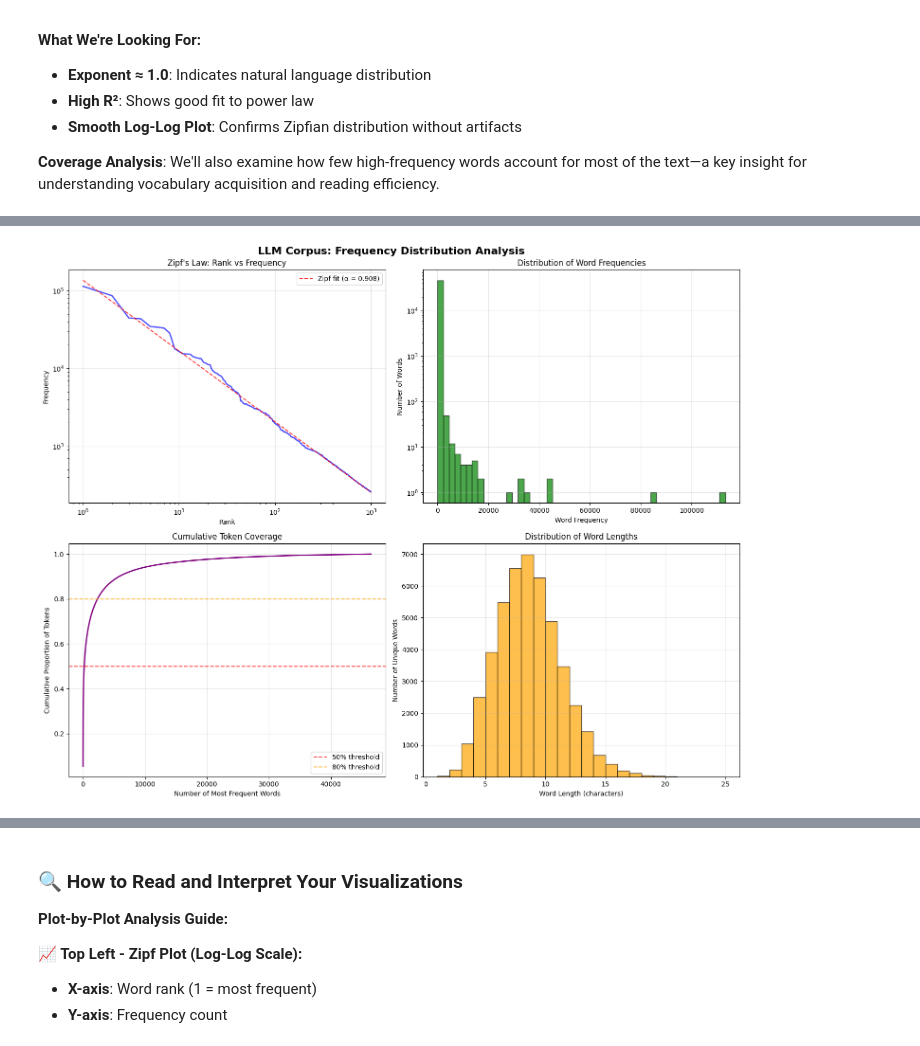
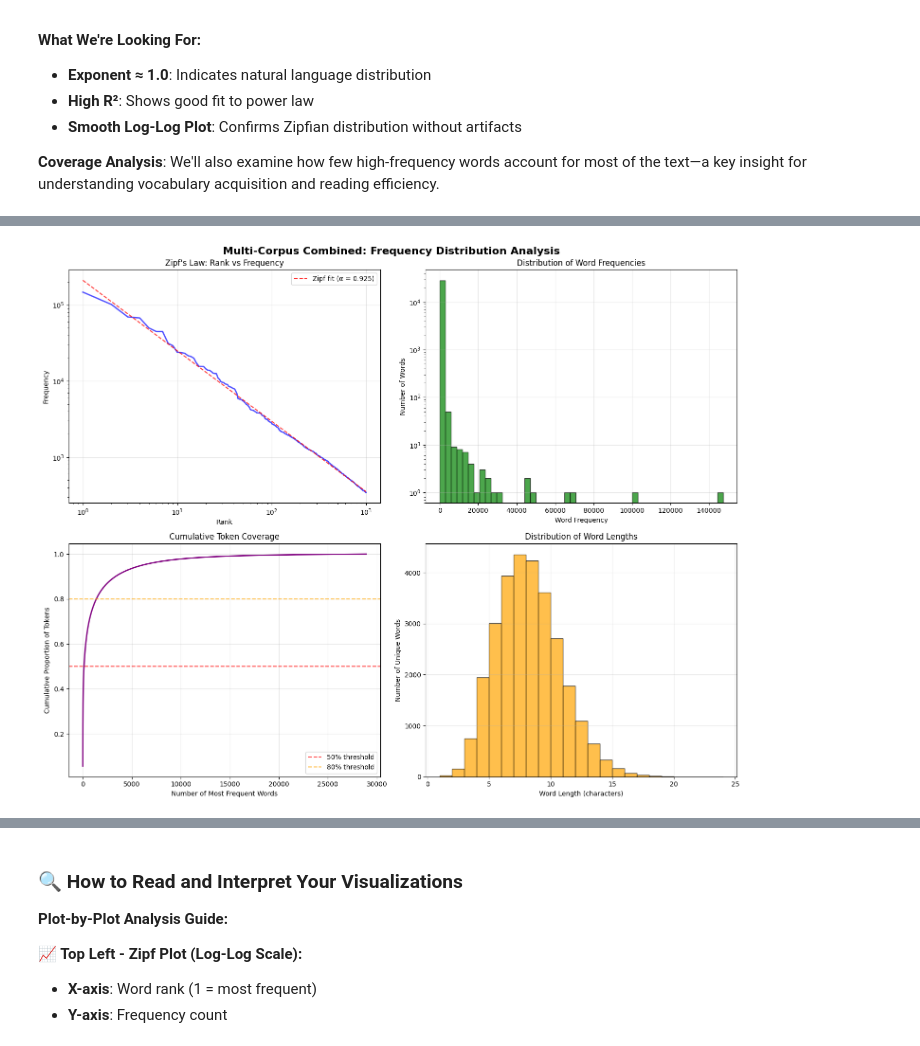
Before and after one commit to jobschepens/mlschool-text, a Jupyter notebook: notebooks/notebook1c_frequency_analysis.ipynb, the cells around one changed output, grey strips where cells are left out. Saved outputs shown, nothing was run; the diff lists cells and outputs as text; code cells hidden in the pictures.

```diff
--- a/notebooks/notebook1c_frequency_analysis.ipynb
+++ b/notebooks/notebook1c_frequency_analysis.ipynb
@@ -261,10 +449,9 @@ Where **α** (alpha) is the Zipf exponent, typically around 1.0 for natural lang
 print("\n📈 FREQUENCY DISTRIBUTION ANALYSIS")
 print("=" * 38)
 
-if not predictors_df.empty and corpus_text:
+# Check if we have word counts for analysis
+if word_counts and len(word_counts) > 10:
 
-    # Create frequency distribution from raw corpus
-    word_counts = Counter(words)
     frequencies = list(word_counts.values())
 
     # Sort frequencies (highest first) and create corresponding ranks
@@ -272,10 +459,20 @@ if not predictors_df.empty and corpus_text:
     sorted_ranks = list(range(1, len(sorted_frequencies) + 1))
 
     print(f"📊 Frequency Distribution Properties:")
+    print(f"   • Total unique words: {len(word_counts):,}")
+    print(f"   • Total tokens: {sum(word_counts.values()):,}")
     print(f"   • Frequency range: {min(frequencies)} - {max(frequencies)}")
     print(f"   • Median frequency: {np.median(frequencies):.1f}")
     print(f"   • Mean frequency: {np.mean(frequencies):.1f}")
     print(f"   • Standard deviation: {np.std(frequencies):.1f}")
+
+    # Display analysis mode context
+    if analysis_mode == "processed":
+        print(f"   📋 Analysis mode: Using processed data")
+    elif analysis_mode == "single_raw":
+        print(f"   📋 Analysis mode: Single raw corpus")
+    elif analysis_mode == "multi_raw":
+        print(f"   📋 Analysis mode: Combined multi-corpus frequencies")
 
     # Zipf's Law Analysis
     print(f"\n🔍 Zipf's Law Analysis:")
@@ -299,7 +496,18 @@ if not predictors_df.empty and corpus_text:
 
     # Create visualizations
     fig, ((ax1, ax2), (ax3, ax4)) = plt.subplots(2, 2, figsize=(15, 12))
-    fig.suptitle('LLM Corpus: Frequency Distribution Analysis', fontsize=16, fontweight='bold')
+
+    # Dynamic title based on analysis mode
+    if analysis_mode == "processed":
+        title = 'Processed Data: Frequency Distribution Analysis'
+    elif analysis_mode == "single_raw":
+        title = f'Single Corpus: Frequency Distribution Analysis'
+    elif analysis_mode == "multi_raw":
+        title = f'Multi-Corpus Combined: Frequency Distribution Analysis'
+    else:
+        title = 'Frequency Distribution Analysis'
+
+    fig.suptitle(title, fontsize=16, fontweight='bold')
 
     # Plot 1: Rank-Frequency (Zipf) Plot
     ax1.loglog(sorted_ranks[:1000], sorted_frequencies[:1000], 'b-', alpha=0.7, linewidth=2)
@@ -334,12 +542,33 @@ if not predictors_df.empty and corpus_text:
     ax3.grid(True, alpha=0.3)
 
     # Plot 4: Word Length Distribution
-    word_lengths = [len(word) for word in word_counts.keys()]
-    ax4.hist(word_lengths, bins=range(1, max(word_lengths) + 2), alpha=0.7, color='orange', edgecolor='black')
-    ax4.set_xlabel('Word Length (characters)')
-    ax4.set_ylabel('Number of Unique Words')
-    ax4.set_title('Distribution of Word Lengths')
-    ax4.grid(True, alpha=0.3)
+    # Handle word length calculation safely for different modes
+    if analysis_mode == "processed":
+        # For processed mode, get word lengths from the DataFrame if available
+        if 'word_length' in predictors_df.columns:
+            word_lengths = predictors_df['word_length'].tolist()
+        else:
+            # Calculate lengths from words in predictors_df, filtering out invalid entries
+            valid_words = predictors_df['word'].dropna()
+            word_lengths = [len(str(word)) for word in valid_words if isinstance(word, str)]
+    else:
+        # For raw modes, calculate from word_counts keys (should all be strings)
+        try:
+            word_lengths = [len(word) for word in word_counts.keys() if isinstance(word, str)]
+        except:
+            # Fallback: convert to string first
+            word_lengths = [len(str(word)) for word in word_counts.keys()]
+
+    if word_lengths:
+        ax4.hist(word_lengths, bins=range(1, max(word_lengths) + 2), alpha=0.7, color='orange', edgecolor='black')
+        ax4.set_xlabel('Word Length (characters)')
+        ax4.set_ylabel('Number of Unique Words')
+        ax4.set_title('Distribution of Word Lengths')
+        ax4.grid(True, alpha=0.3)
+    else:
+        ax4.text(0.5, 0.5, 'Word Length Data\nNot Available',
+                transform=ax4.transAxes, ha='center', va='center', fontsize=12)
+        ax4.set_title('Word Length Distribution')
 
     plt.tight_layout()
     plt.show()
@@ -351,10 +580,21 @@ if not predictors_df.empty and corpus_text:
     print(f"\n📊 Coverage Analysis:")
     print(f"   • Words needed for 50% token coverage: {words_for_50_percent:,}")
     print(f"   • Words needed for 80% token coverage: {words_for_80_percent:,}")
-    print(f"   • Core vocabulary efficiency: {words_for_80_percent/len(set(words))*100:.1f}%")
+    print(f"   • Core vocabulary efficiency: {words_for_80_percent/len(word_counts)*100:.1f}%")
 
 else:
     print("❌ Insufficient data for frequency distribution analysis")
+    print("   💡 Ensure you have word counts available from your data loading")
+    if not word_counts:
+        print("   • No word frequency data found")
+    elif len(word_counts) <= 10:
+        print(f"   • Only {len(word_counts)} unique words found (need >10)")
+
+    # Suggest solutions based on mode
+    if analysis_mode == "processed":
+        print("   🔧 Try: Run the merge notebook (1b) to create processed data")
+    else:
+        print("   🔧 Try: Check that your corpus files contain sufficient text")
 # %% [output]
 📈 FREQUENCY DISTRIBUTION ANALYSIS
 ======================================
@@ -370,3 +613,3 @@ else:
    • Fit quality: Good
-[figure, old version]
+[figure, new version]
 📊 Coverage Analysis:
```
Also changed, not shown: parts of 10 cells of this notebook, 12 other files.
